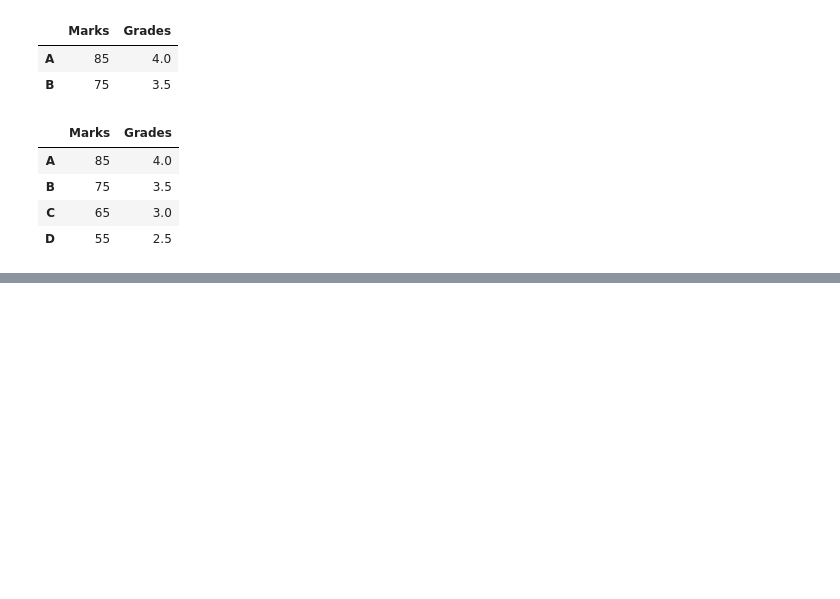
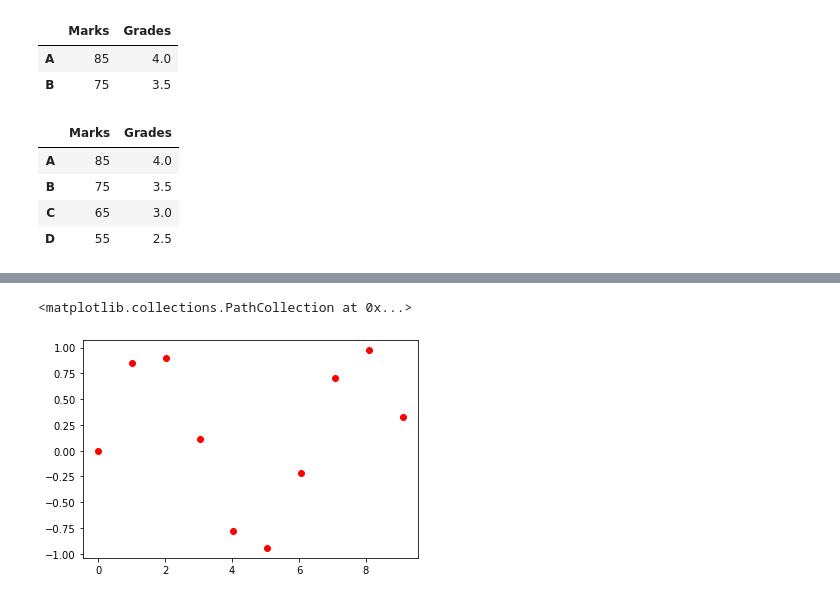
Before and after one commit to Dipesh009-stack/Python, a Jupyter notebook: pandaspractice.ipynb, the cells around one changed output, grey strips where cells are left out. Saved outputs shown, nothing was run; the diff lists cells and outputs as text; code cells hidden in the pictures; blank space fills up the shorter version.

```diff
--- a/pandaspractice.ipynb
+++ b/pandaspractice.ipynb
@@ -321,0 +337,5 @@ memory usage: 2.6+ MB
+# %%
+plt.scatter(x[::10],y[::10], color = 'red')
+# %% [output]
+<matplotlib.collections.PathCollection at 0x...>
+[figure, added]
```
Also changed, not shown: parts of 65 cells of this notebook.
